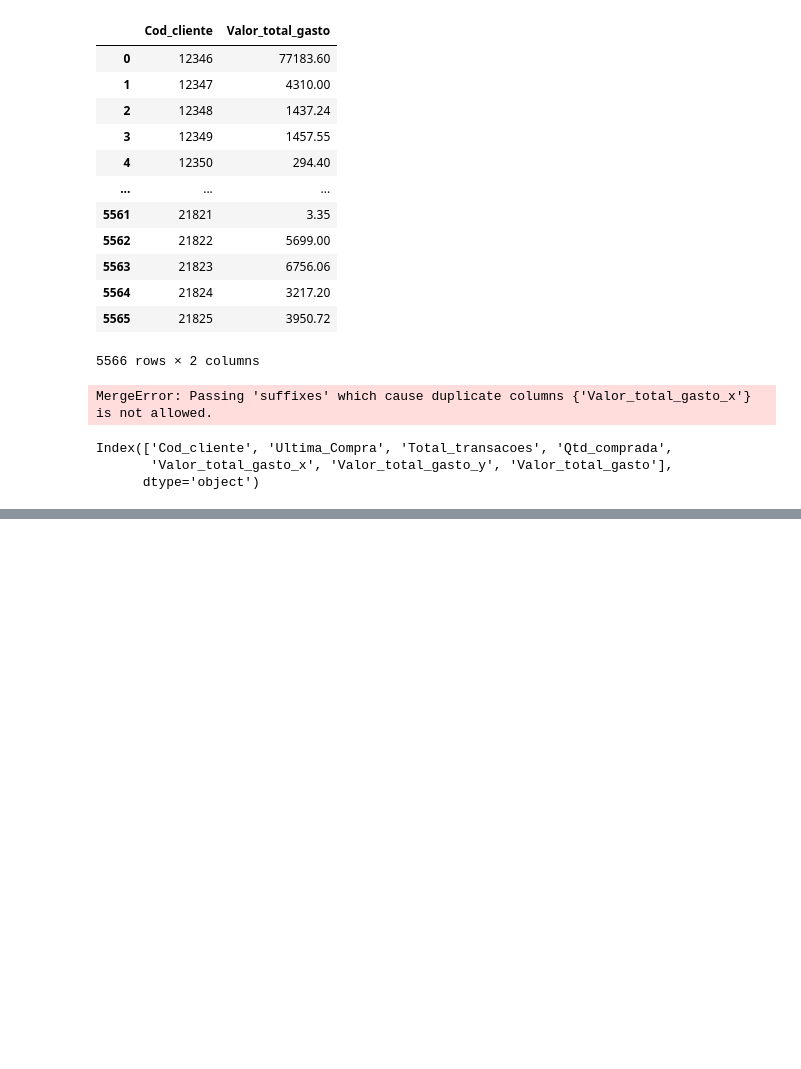
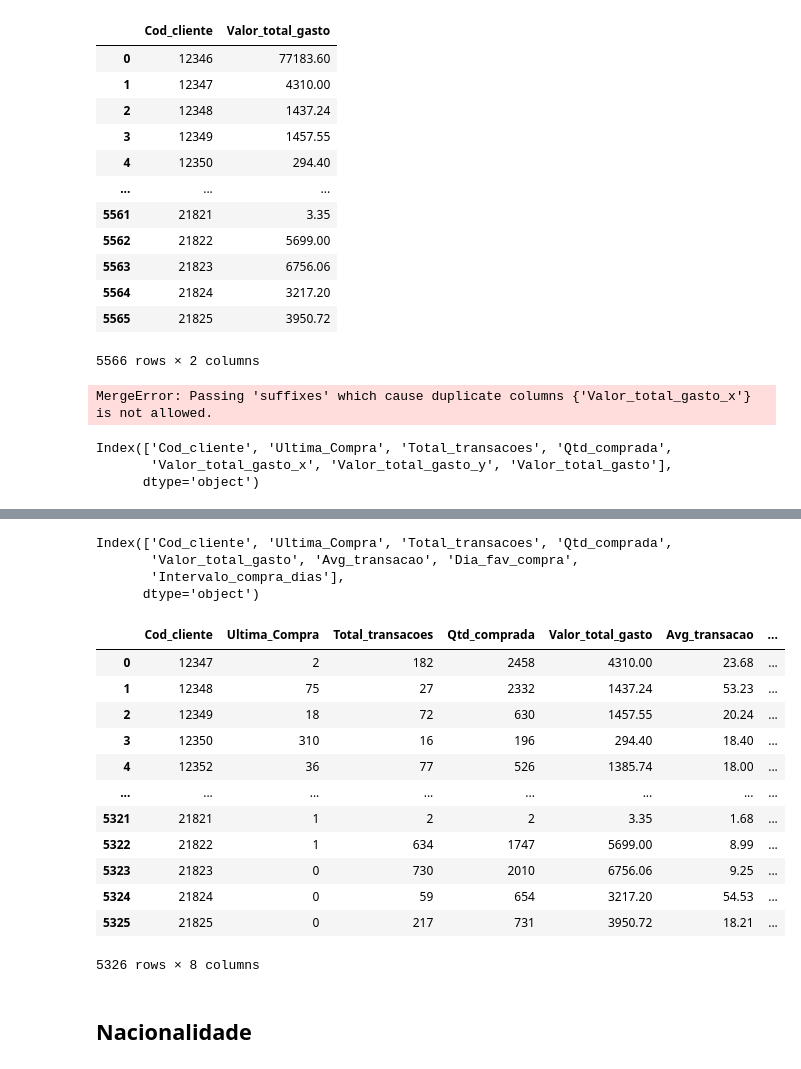
Before and after one commit to alyssonmontovanelli/segmentacao_Clientes_Ecomerce, a Jupyter notebook: EDA/02_EDA_Eng_Atributos_2.ipynb, the cells around one changed output, grey strips where cells are left out. Drawn from its saved outputs; the diff is of its cells as text; code cells hidden in the pictures; blank space fills up the shorter version.

```diff
--- a/EDA/02_EDA_Eng_Atributos_2.ipynb
+++ b/EDA/02_EDA_Eng_Atributos_2.ipynb
@@ -336,0 +352,3 @@ dados['Hora'] = dados['Horario_venda'].dt.hour
+# %%
+dia_favorito['Intervalo_compra_dias'] = dia_favorito['Intervalo_compra_dias'].astype(int)
+dia_favorito.sample(10)
@@ -336,0 +367,6 @@ dados['Hora'] = dados['Horario_venda'].dt.hour
+# %%
+# Inclusão no dataset dados_clientes
+dados_clientes = pd.merge(dados_clientes, dia_favorito, on='Cod_cliente')
+# %%
+dados_clientes = dados_clientes.drop(columns=['Dia_da_semana_x', 'Intervalo_compra_dias_x','Intervalo_compra_dias_y','Dia_da_semana_y'])
+dados_clientes.sample(10)
@@ -336,0 +385,27 @@ dados['Hora'] = dados['Horario_venda'].dt.hour
+# %%
+# Rename variável dia_da_semana para dia_favorito_compra
+dados_clientes.rename(columns = {'Dia_da_semana': 'Dia_fav_compra'}, inplace = True)
+dados_clientes.columns
+# %% [output]
+Index(['Cod_cliente', 'Ultima_Compra', 'Total_transacoes', 'Qtd_comprada',
+       'Valor_total_gasto', 'Avg_transacao', 'Dia_fav_compra',
+       'Intervalo_compra_dias'],
+      dtype='object')
+# %%
+dados_clientes
+# %% [output]
+|  | Cod_cliente | Ultima_Compra | Total_transacoes | Qtd_comprada | Valor_total_gasto | Avg_transacao | ... |
+| 0 | 12347 | 2 | 182 | 2458 | 4310.00 | 23.68 | ... |
+| 1 | 12348 | 75 | 27 | 2332 | 1437.24 | 53.23 | ... |
+| 2 | 12349 | 18 | 72 | 630 | 1457.55 | 20.24 | ... |
+| 3 | 12350 | 310 | 16 | 196 | 294.40 | 18.40 | ... |
+| 4 | 12352 | 36 | 77 | 526 | 1385.74 | 18.00 | ... |
+| ... | ... | ... | ... | ... | ... | ... | ... |
+| 5321 | 21821 | 1 | 2 | 2 | 3.35 | 1.68 | ... |
+| 5322 | 21822 | 1 | 634 | 1747 | 5699.00 | 8.99 | ... |
+| 5323 | 21823 | 0 | 730 | 2010 | 6756.06 | 9.25 | ... |
+| 5324 | 21824 | 0 | 59 | 654 | 3217.20 | 54.53 | ... |
+| 5325 | 21825 | 0 | 217 | 731 | 3950.72 | 18.21 | ... |
+5326 rows × 8 columns
+# %% [markdown]
+## Nacionalidade
```
Also changed, not shown: parts of 21 cells of this notebook.
